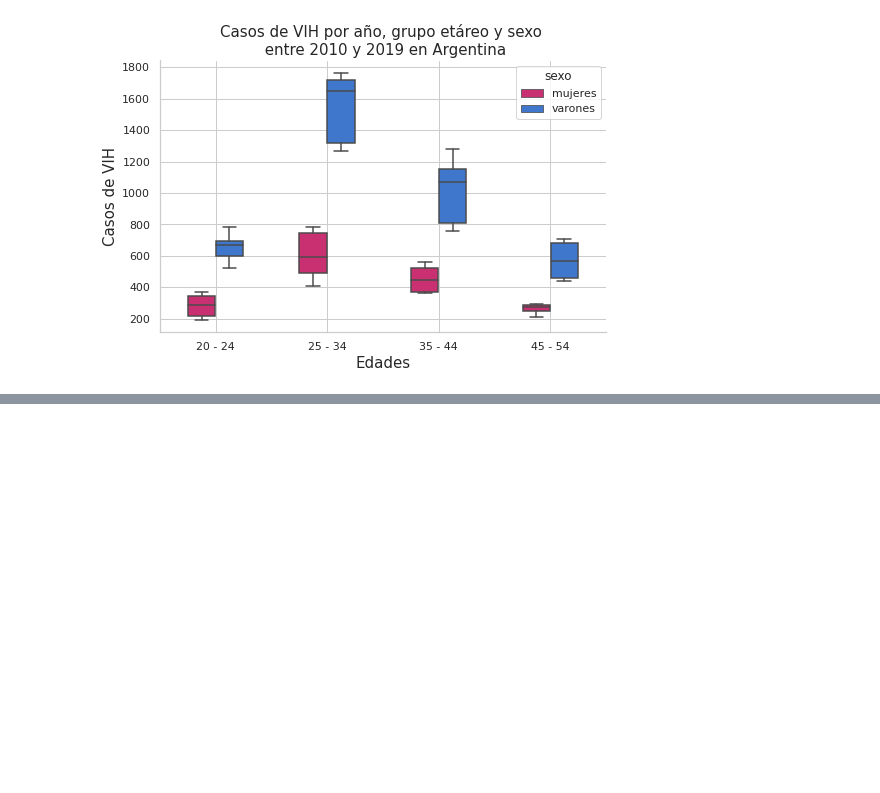
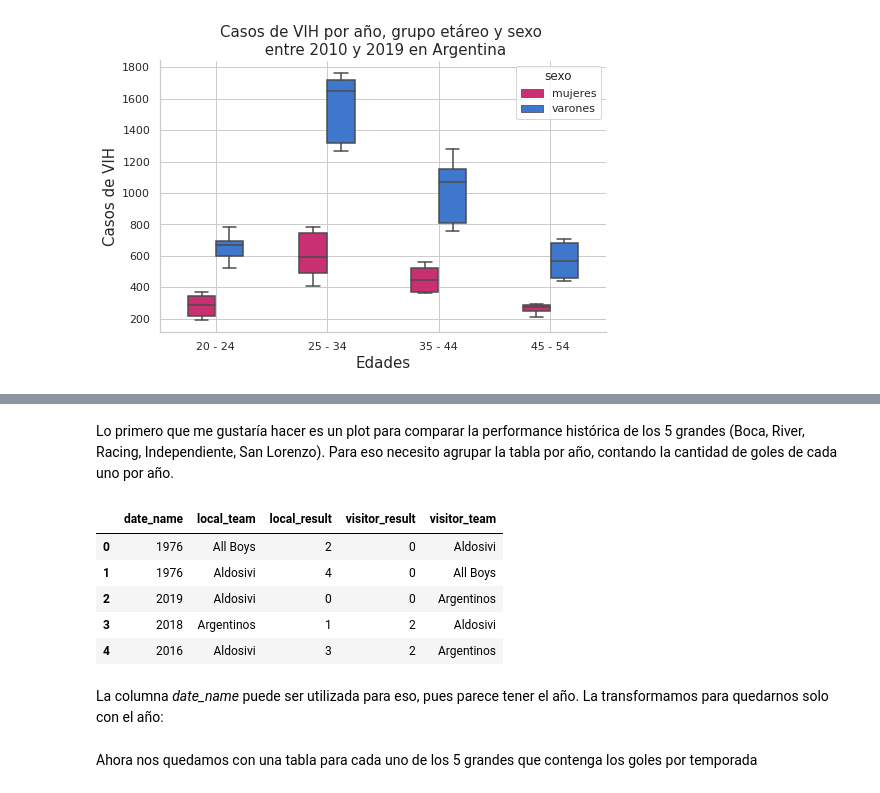
Before and after one commit to Nacho2904/orga_de_datos, a Jupyter notebook: tp_1.ipynb, the cells around one changed output, grey strips where cells are left out. Saved outputs shown, nothing was run; the diff lists cells and outputs as text; code cells hidden in the pictures; blank space fills up the shorter version.

```diff
--- a/tp_1.ipynb
+++ b/tp_1.ipynb
@@ -21,4 +21,5 @@ path_a_keywords = 'gdrive/MyDrive/Movie dataset/keywords.csv'
 path_a_links = 'gdrive/MyDrive/Movie dataset/links.csv'
 path_a_movies = 'gdrive/MyDrive/Movie dataset/movies.csv'
 path_a_ratings = 'gdrive/MyDrive/Movie dataset/ratings.csv'
+path_a_results_futbol = 'gdrive/MyDrive/results.csv'
 # %% [output]
@@ -1478,0 +1501,13 @@ sns.despine();
+# %% [markdown]
+Lo primero que me gustaría hacer es un plot para comparar la performance histórica de los 5 grandes (Boca, River, Racing, Independiente, San Lorenzo). Para eso necesito agrupar la tabla por año, contando la cantidad de goles de cada uno por año.
+# %%
+df_futbol.head()
+# %% [output]
+|  | date_name | local_team | local_result | visitor_result | visitor_team |
+| 0 | 1976 | All Boys | 2 | 0 | Aldosivi |
+| 1 | 1976 | Aldosivi | 4 | 0 | All Boys |
+| 2 | 2019 | Aldosivi | 0 | 0 | Argentinos |
+| 3 | 2018 | Argentinos | 1 | 2 | Aldosivi |
+| 4 | 2016 | Aldosivi | 3 | 2 | Argentinos |
+# %% [markdown]
+La columna *date_name* puede ser utilizada para eso, pues parece tener el año. La transformamos para quedarnos solo con el año:
@@ -1478,0 +1520,2 @@ sns.despine();
+# %% [markdown]
+Ahora nos quedamos con una tabla para cada uno de los 5 grandes que contenga los goles por temporada
```
Also changed, not shown: parts of 11 cells of this notebook.
